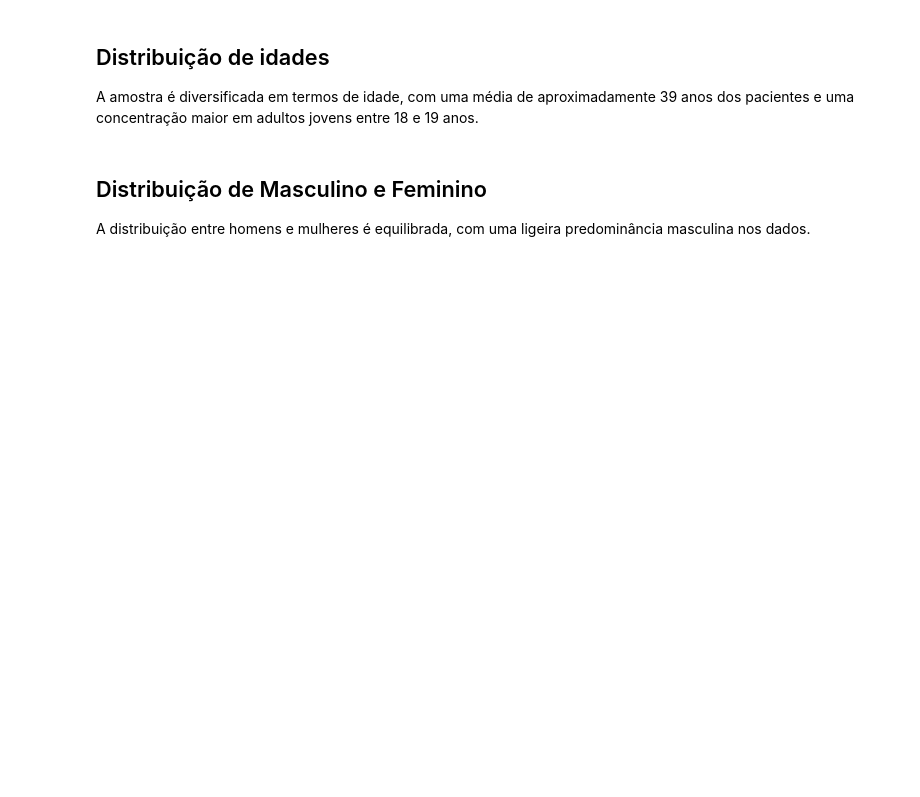
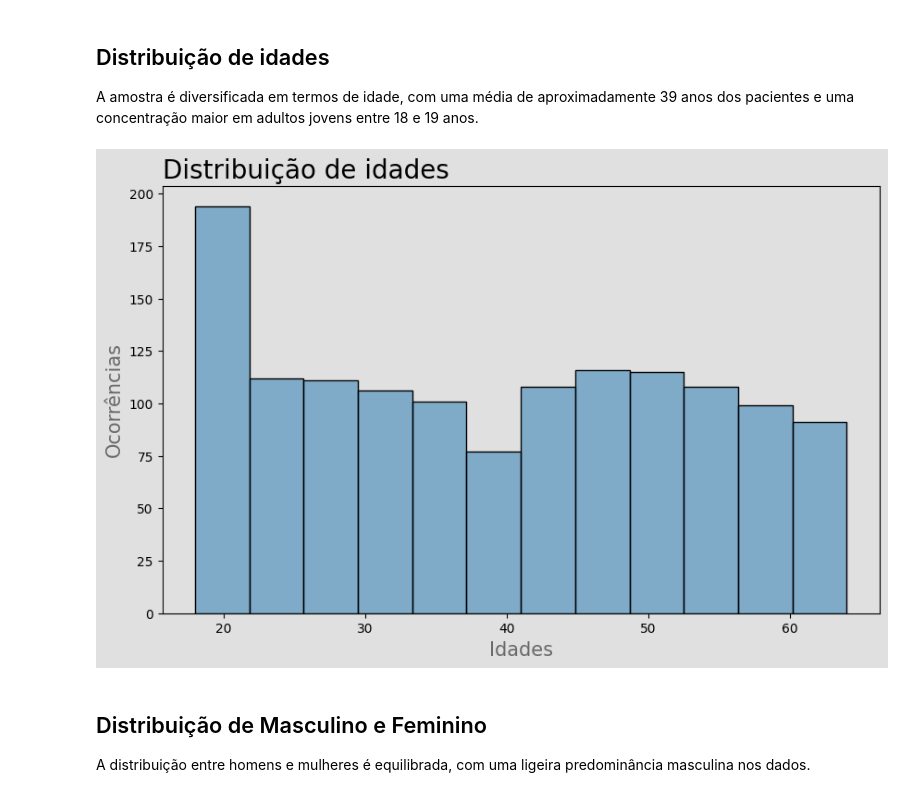
Before and after one commit to pedrocobalquini/Custo-Medico, a Jupyter notebook: custo_medico.ipynb, the cells around one changed output. Drawn from its saved outputs; the diff is of its cells as text; code cells hidden in the pictures; blank space fills up the shorter version.

```diff
--- a/custo_medico.ipynb
+++ b/custo_medico.ipynb
@@ -153,3 +139,24 @@ fig.show()
+# %%
+plt.figure(figsize=(10, 6))
+
+sns.histplot(
+    data=db,
+    x='age',
+    multiple='stack',
+    alpha=0.5,
+    kde=False
+)
+
+plt.title('Distribuição de idades', fontsize=20, loc='left')
+plt.xlabel('Idades', fontsize=15, color='#696969')
+plt.ylabel('Ocorrências', fontsize=15, color='#696969')
+
+plt.gca().set_facecolor('#E0E0E0')
+plt.gcf().set_facecolor('#E0E0E0')
+
+plt.show()
+# %% [output]
+[figure, added]
 # %% [markdown]
 ## Distribuição de Masculino e Feminino
 
```
Also changed, not shown: parts of 29 cells of this notebook.
